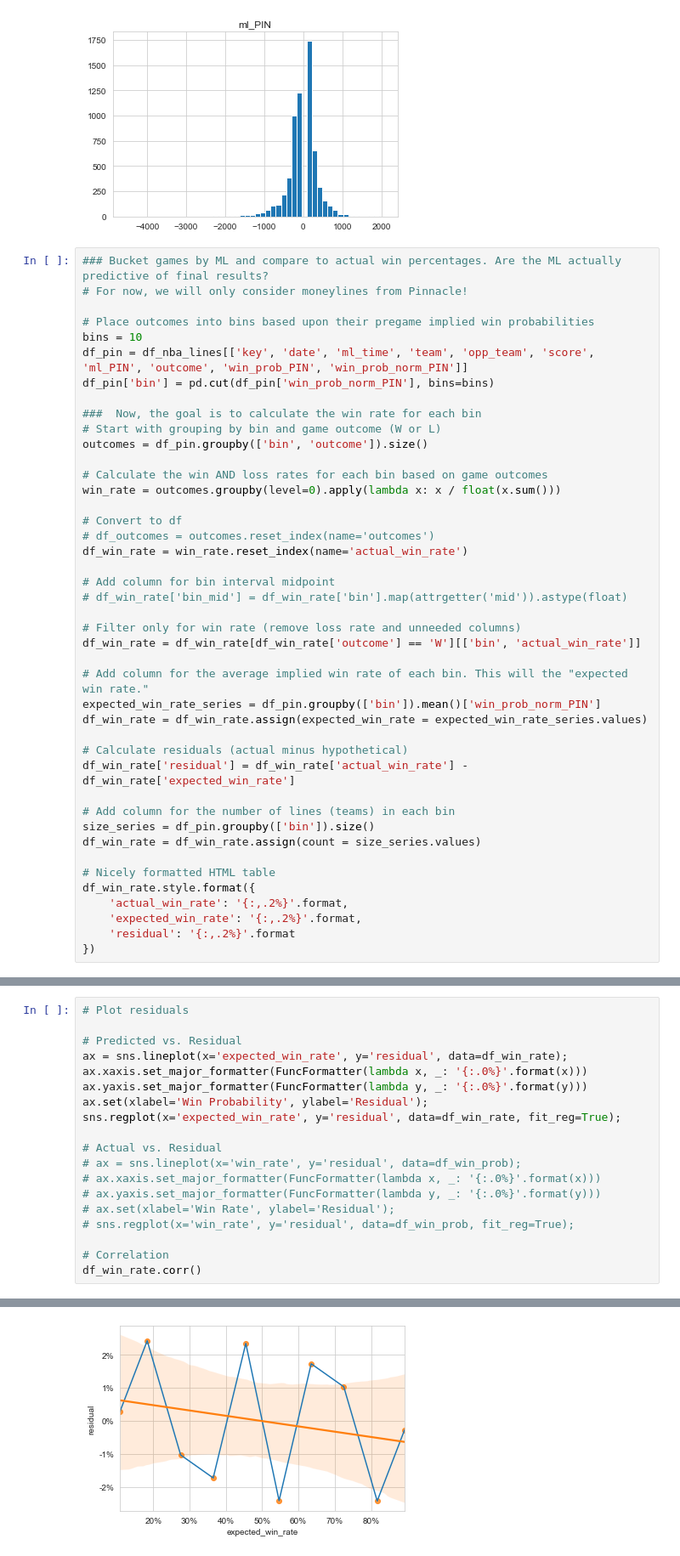
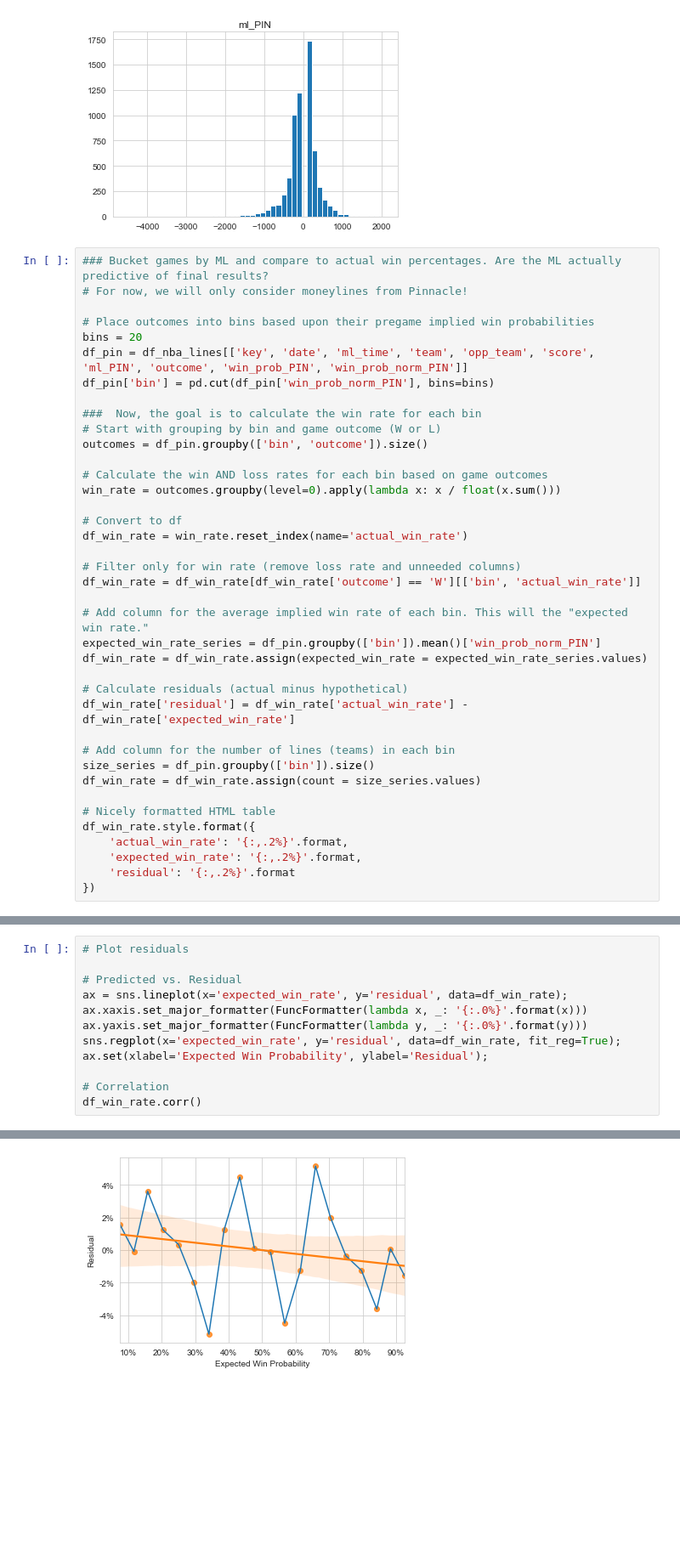
Before and after one commit to lambertchu/SBRscraper, a Jupyter notebook: sbr_profitability.ipynb, the cells around one changed output, grey strips where cells are left out. Shown at 85% size. Cells and saved outputs as stored; diff of their text form; blank space fills up the shorter version.

```diff
--- a/sbr_profitability.ipynb
+++ b/sbr_profitability.ipynb
@@ -67,7 +65,7 @@ df_nba_lines.hist('ml_PIN', bins=50);
 # For now, we will only consider moneylines from Pinnacle!
 
 # Place outcomes into bins based upon their pregame implied win probabilities
-bins = 10
+bins = 20
 df_pin = df_nba_lines[['key', 'date', 'ml_time', 'team', 'opp_team', 'score', 'ml_PIN', 'outcome', 'win_prob_PIN', 'win_prob_norm_PIN']]
 df_pin['bin'] = pd.cut(df_pin['win_prob_norm_PIN'], bins=bins)
 
@@ -79,11 +77,7 @@ outcomes = df_pin.groupby(['bin', 'outcome']).size()
 win_rate = outcomes.groupby(level=0).apply(lambda x: x / float(x.sum()))
 
 # Convert to df
-# df_outcomes = outcomes.reset_index(name='outcomes')
 df_win_rate = win_rate.reset_index(name='actual_win_rate')
-
-# Add column for bin interval midpoint
-# df_win_rate['bin_mid'] = df_win_rate['bin'].map(attrgetter('mid')).astype(float)
 
 # Filter only for win rate (remove loss rate and unneeded columns)
 df_win_rate = df_win_rate[df_win_rate['outcome'] == 'W'][['bin', 'actual_win_rate']]
@@ -124,15 +124,8 @@ df_win_rate.style.format({
 ax = sns.lineplot(x='expected_win_rate', y='residual', data=df_win_rate);
 ax.xaxis.set_major_formatter(FuncFormatter(lambda x, _: '{:.0%}'.format(x)))
 ax.yaxis.set_major_formatter(FuncFormatter(lambda y, _: '{:.0%}'.format(y)))
-ax.set(xlabel='Win Probability', ylabel='Residual');
 sns.regplot(x='expected_win_rate', y='residual', data=df_win_rate, fit_reg=True);
-
-# Actual vs. Residual
-# ax = sns.lineplot(x='win_rate', y='residual', data=df_win_prob);
-# ax.xaxis.set_major_formatter(FuncFormatter(lambda x, _: '{:.0%}'.format(x)))
-# ax.yaxis.set_major_formatter(FuncFormatter(lambda y, _: '{:.0%}'.format(y)))
-# ax.set(xlabel='Win Rate', ylabel='Residual');
-# sns.regplot(x='win_rate', y='residual', data=df_win_prob, fit_reg=True);
+ax.set(xlabel='Expected Win Probability', ylabel='Residual');
 
 # Correlation
 df_win_rate.corr()
@@ -145,4 +138,4 @@ df_win_rate.corr()
-[figure, old version]
+[figure, new version]
 # %% [markdown]
 # Part 2: Betting simulation
 
```
Also changed, not shown: parts of 8 cells of this notebook.
